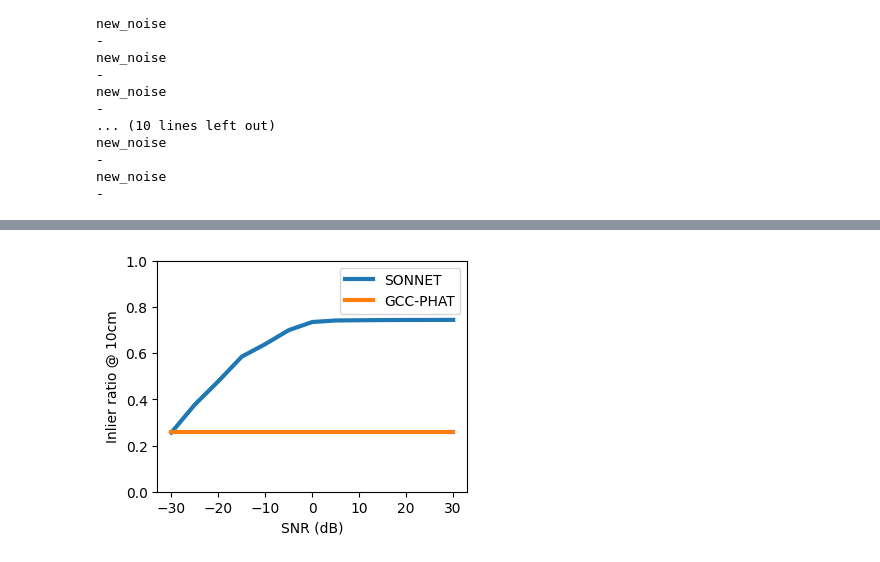
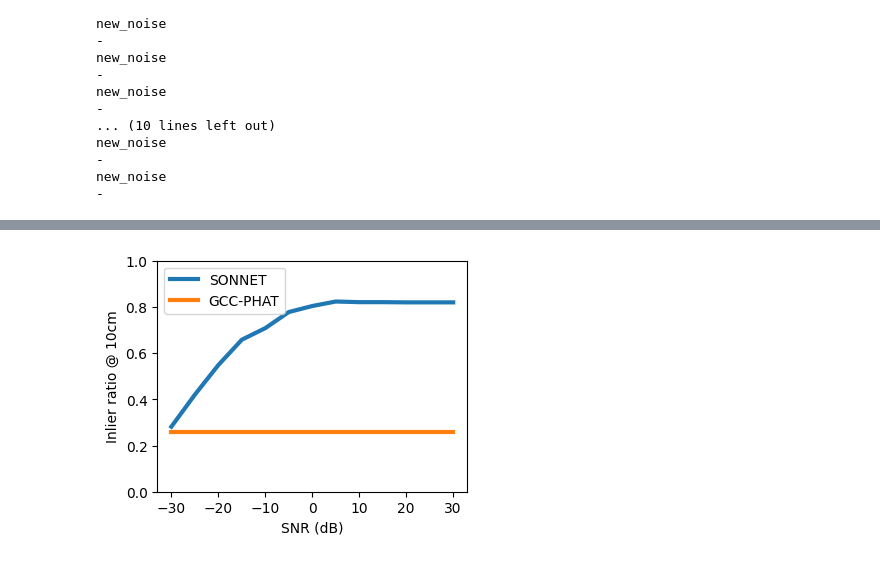
Before and after one commit to Etomer/SONNET, a Jupyter notebook: scripts/eval/evaluation_simulated_data_t60.ipynb, the cells around one changed output, grey strips where cells are left out. Drawn from its saved outputs; the diff is of its cells as text; code cells hidden in the pictures.

```diff
--- a/scripts/eval/evaluation_simulated_data_t60.ipynb
+++ b/scripts/eval/evaluation_simulated_data_t60.ipynb
@@ -95,10 +97,14 @@ for model_name in models:
 
     #plt.plot(config_eval.reverberations_levels,[np.sum(np.abs(residuals[model_name][reverb_i,:]) < 5)/residuals[model_name].shape[1] for reverb_i,reverb in enumerate(config_eval.reverberations_levels)],linewidth=3)
         #plt.title(model_name)
-    plt.xlabel("T60 (s)")
+    plt.xlabel("$T_{60}$ (s)")
     plt.ylabel("Inlier ratio @ 10cm")
     plt.ylim(0,1)
     plt.xlim(0,1)
     plt.legend(models)
+#tikzplotlib.save("sim_reverb_sensitivity_snr10.tex")
+#plt.show()
+#plt.savefig("file.pgf")
+#plt.show()
 #t60v
 # %% [output]
@@ -163,12 +166,13 @@ array([ True, False,  True, ..., False, False,  True])
 # %%
 plt.figure(figsize=(4,3))
 for model_name in models:
     idx = ((t60s[model_name][0])/16000 < 0.25)*((t60s[model_name][0])/16000 > 0.15)
-    plt.plot(config_eval.snr_levels,[np.sum(np.abs(residuals[model_name][snr_i,:]) < 5)/residuals[model_name].shape[1] for snr_i,snr in enumerate(config_eval.snr_levels)],linewidth=3)
-    #plt.title("Noise sensitivity @reverb_coeff = 0.55")
+    plt.plot(config_eval.snr_levels,[np.sum(np.abs(residuals[model_name][snr_i,idx]) < 5)/sum(idx) for snr_i,snr in enumerate(config_eval.snr_levels)],linewidth=3)
+    #plt.title("Noise sensitivity @ T60=0.2 s")
     plt.xlabel("SNR (dB)")
     plt.ylabel("Inlier ratio @ 10cm")
     plt.ylim(0,1)
     plt.legend(models)
+#tikzplotlib.save("sim_noise_sensitivity_02t60.tex")
 # %% [output]
-[figure, old version]
+[figure, new version]
```
Also changed, not shown: parts of 3 cells of this notebook.
